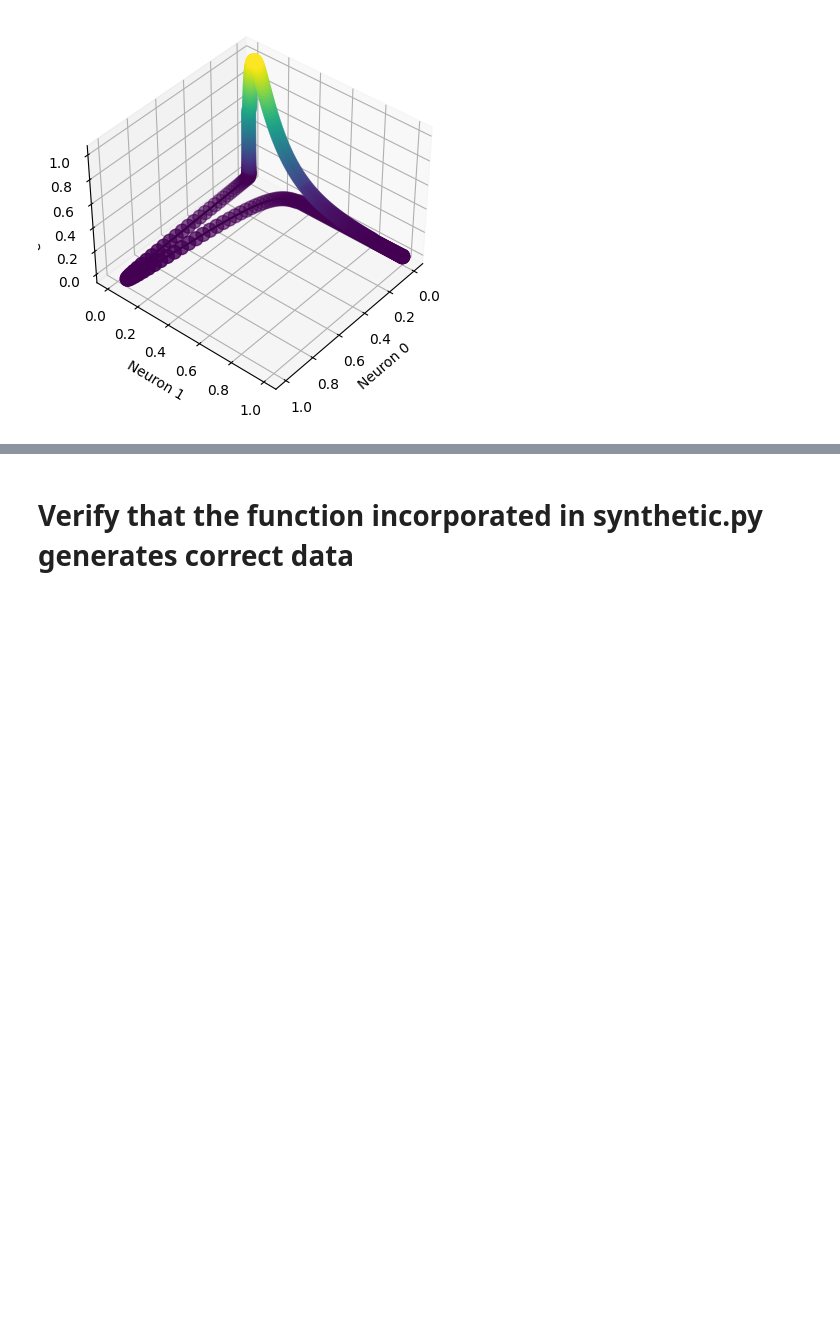
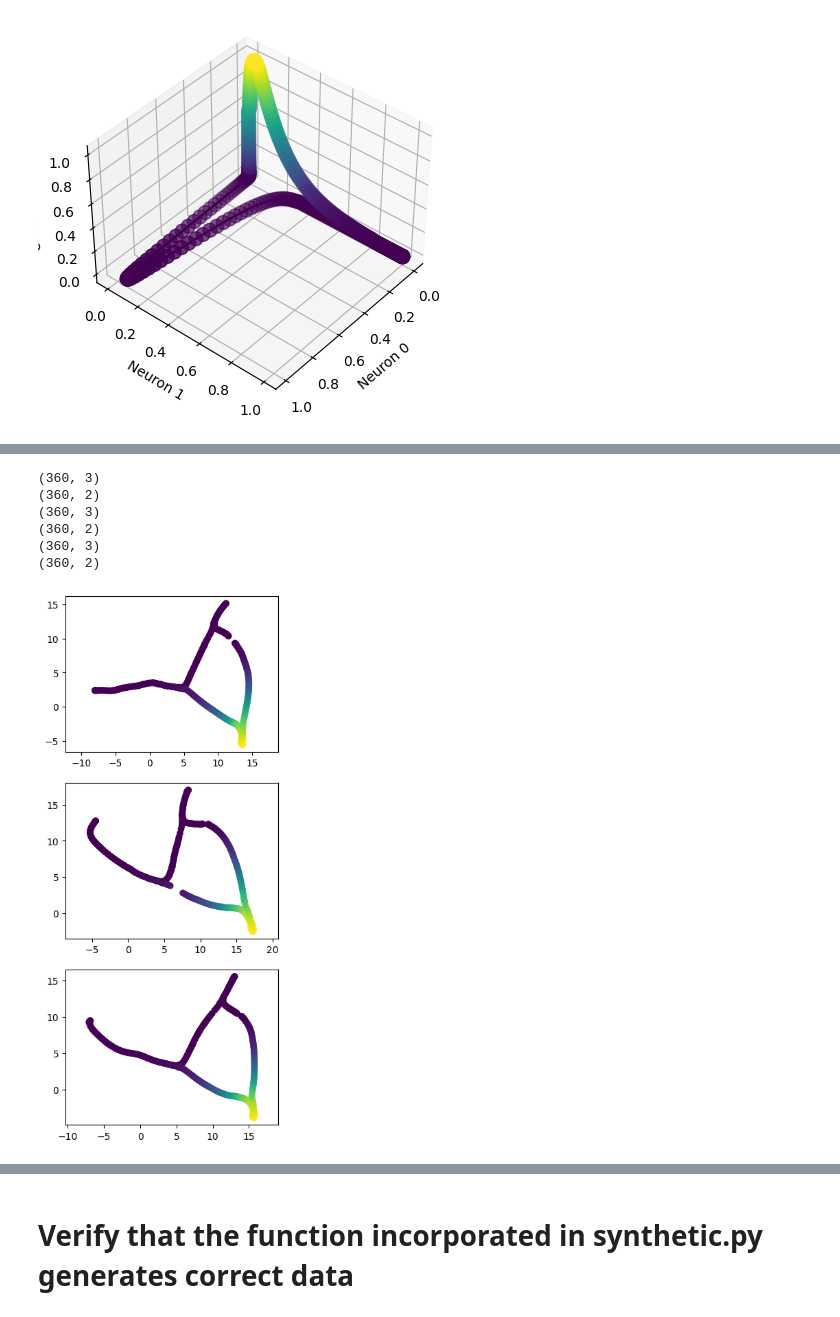
Before and after one commit to geometric-intelligence/neurometry, a Jupyter notebook: neuralgeom/notebooks/12_synthetic_place_cells_3neurons.ipynb, the cells around one changed output, grey strips where cells are left out. Saved outputs shown, nothing was run; the diff lists cells and outputs as text; code cells hidden in the pictures; blank space fills up the shorter version.

```diff
--- a/neuralgeom/notebooks/12_synthetic_place_cells_3neurons.ipynb
+++ b/neuralgeom/notebooks/12_synthetic_place_cells_3neurons.ipynb
@@ -113,0 +128,30 @@ ax.view_init(elev=40.0, azim=40)
+# %%
+import umap
+reducer = umap.UMAP()
+dataset, labels = load_three_place_cells()
+sigmas = [0, 0.2, 1]
+
+fig, axes = plt.subplots(nrows=len(sigmas), ncols=1, figsize=(4, 10))
+
+for i, sigma in enumerate(sigmas):
+    ax = axes[i]
+    noisy_dataset = dataset + np.random.normal(loc=0.0, scale=sigma, size=dataset.shape)
+    print(dataset.shape)
+    embedding = reducer.fit_transform(dataset)
+    print(embedding.shape)
+
+    ax.scatter(
+        embedding[:, 0],
+        embedding[:, 1],
+        c=dataset[:, 2],
+        label=f" sigma = {sigma}"
+     )
+    ax.set_aspect('equal', 'datalim')
+# %% [output]
+(360, 3)
+(360, 2)
+(360, 3)
+(360, 2)
+(360, 3)
+(360, 2)
+[figure, added]
```
Also changed, not shown: parts of 4 cells of this notebook, 2 other files.
